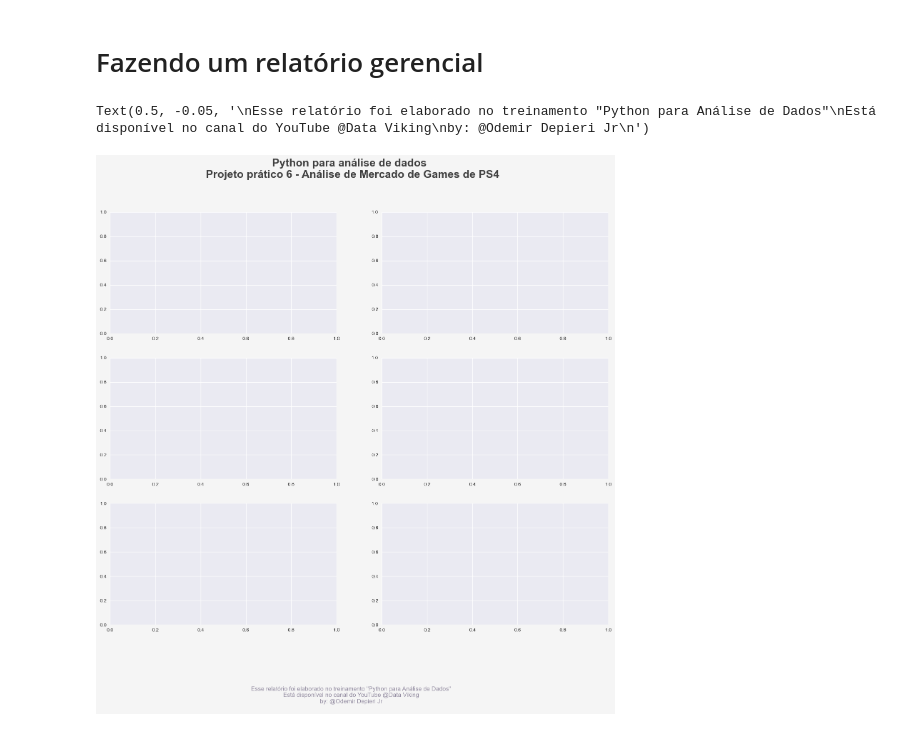
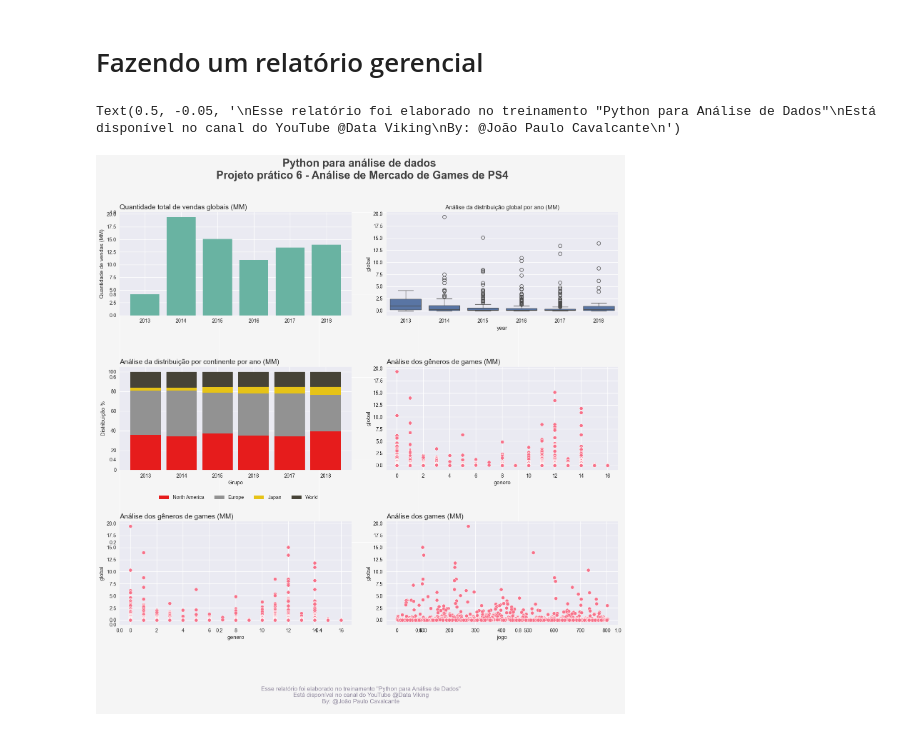
Before and after one commit to JoaoPauloCavalcante/Python_para_Analise_de_Dados_Data_Viking, a Jupyter notebook: projeto_pratico_6_relatorio_gerencial.ipynb, the cells around one changed output. Cells and saved outputs as stored; diff of their text form; code cells hidden in the pictures.

```diff
--- a/projeto_pratico_6_relatorio_gerencial.ipynb
+++ b/projeto_pratico_6_relatorio_gerencial.ipynb
@@ -175,6 +175,8 @@ base_dados.describe()
 | 50% | 2016.000000 | 0.050000 | 0.020000 | 0.000000 | 0.020000 | 0.120000 |
 | 75% | 2017.000000 | 0.190000 | 0.220000 | 0.040000 | 0.090000 | 0.560000 |
 | max | 2020.000000 | 6.180000 | 9.710000 | 2.170000 | 3.020000 | 19.390000 |
+# %%
+base_dados['year'] = base_dados['year'].astype(int)
 # %% [markdown]
 ## Analisar o valor de venda ao longo dos anos
 # %%
@@ -453,7 +455,7 @@ ax.set_facecolor(cor_fundo)
 fig.set_facecolor(cor_fundo)
 
 # Estilo dos gráficos
-plt.style.use('seaborn')
+plt.style.use('seaborn-v0_8')
 
 # Título da figura
 plt.suptitle("Python para análise de dados \n Projeto prático 6 - Análise de Mercado de Games de PS4", fontsize=22, color='#404040', fontweight=600)
@@ -462,33 +464,80 @@ plt.suptitle("Python para análise de dados \n Projeto prático 6 - Análise de
 linhas = 3
 colunas = 2
 
 # Acessando o gráfico 1
 plt.subplot(linhas, colunas, 1)
 
+# título
+plt.title('Quantidade total de vendas globais (MM)', loc='left', fontsize=14)
+
+# gráfico
+plt.bar(base_dados['year'], base_dados['global'], color='#69b3a2')
+
+# label
+plt.ylabel('Quantidade de vendas (MM)')
+
 # Acessando o gráfico 2
 plt.subplot(linhas, colunas, 2)
+
+# Boxplot --> Queremos fazer o boxplot para identificar os valores outliers.
+
+# Título
+plt.title('Análise da distribuição global por ano (MM)')
+
+sns.boxplot(data=base_dados, x='year', y='global')
 
 # Acessando o gráfico 3
 plt.subplot(linhas, colunas, 3)
 
+# Largura da barra no gráfico
+largura_barra = 0.85
+rotulos = analise.index
+grupos = [0, 1, 2, 3, 4, 5]
+# Título
+plt.title('Análise da distribuição por continente por ano (MM)', loc='left', fontsize=14)
+# Plot da américa
+plt.bar(grupos, america, width=largura_barra, color='#E61C1C')
+# Plot da Europa
+plt.bar(grupos, europe, bottom=america, width=largura_barra, color='#929292')
+# Plot do Japão
+plt.bar(grupos, japan, bottom=[a+b for a, b in zip(america, europe)], width=largura_barra, color='#E6C317')
+# Plot do resto do mundo
+plt.bar(grupos, world, bottom=[a+b+c for a, b, c in zip(america, europe, japan)], width=largura_barra, color='#464337')
+# Labels
+plt.xticks(grupos, rotulos)
+plt.xlabel('Grupo')
+plt.ylabel('Distribuição %')
+# Legenda
+plt.legend(['North America', 'Europe', 'Japan', 'World'], loc='upper left', bbox_to_anchor=(0.15, -0.2), ncol=4)
+
+
 # Acessando o gráfico 4
 plt.subplot(linhas, colunas, 4)
+plt.title("Análise dos gêneros de games (MM)", loc='left', fontsize=14)
+sns.scatterplot(data=base_dados, x='genero', y='global', color=paleta_cores[0])
 
 # Acessando o gráfico 5
 plt.subplot(linhas, colunas, 5)
+plt.title("Análise dos gêneros de games (MM)", loc='left', fontsize=14)
+sns.scatterplot(data=base_dados, x='genero', y='global', color=paleta_cores[0])
 
 # Acessando o gráfico 6
 plt.subplot(linhas, colunas, 6)
+plt.title("Análise dos games (MM)", loc='left', fontsize=14)
+sns.scatterplot(data=base_dados, x='jogo', y='global', color=paleta_cores[0])
+
+# Ajustando o layout
+plt.subplots_adjust(hspace=0.50, wspace=0.15)
 
 # Rodapé
 rodape = '''
 Esse relatório foi elaborado no treinamento "Python para Análise de Dados"
 Está disponível no canal do YouTube @Data Viking
-By: @Odemir Depieri Jr
+By: @João Paulo Cavalcante
 '''
 
 # Incluindo o rodapé no relatório
 fig.text(0.5, -0.05, rodape, ha='center', va='bottom', size=12, color='#938ca1')
 # %% [output]
-Text(0.5, -0.05, '\nEsse relatório foi elaborado no treinamento "Python para Análise de Dados"\nEstá disponível no canal do YouTube @Data Viking\nby: @Odemir Depieri Jr\n')
+Text(0.5, -0.05, '\nEsse relatório foi elaborado no treinamento "Python para Análise de Dados"\nEstá disponível no canal do YouTube @Data Viking\nBy: @João Paulo Cavalcante\n')
-[figure, old version]
+[figure, new version]
```
Also changed, not shown: parts of 15 cells of this notebook, 8 other files.
